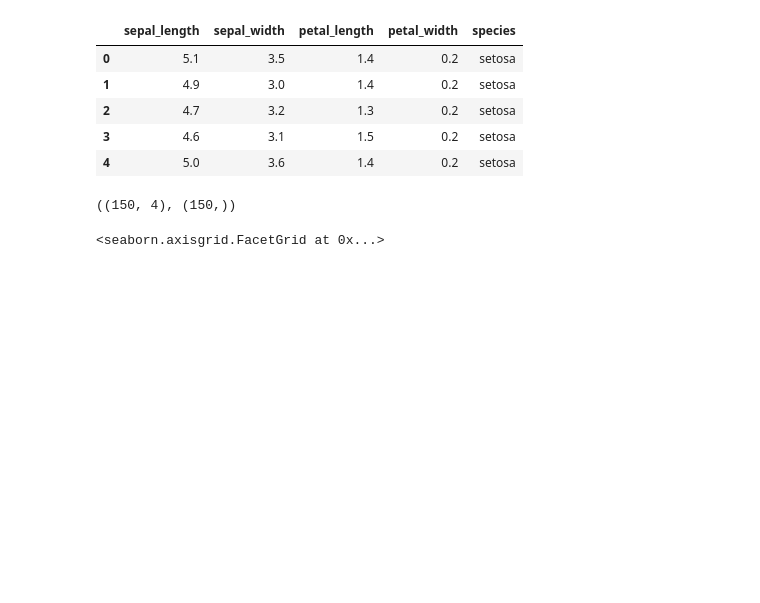
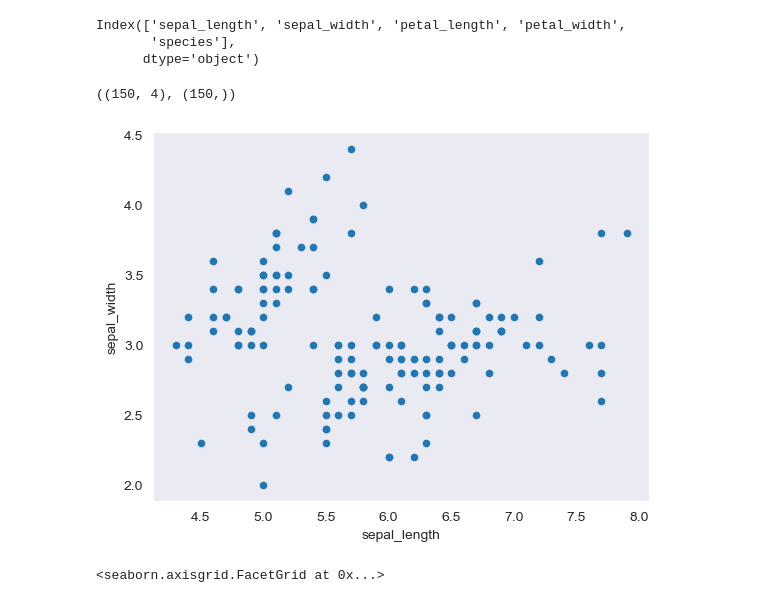
Before and after one commit to Kunal-Kumar-Sahoo/MLDLS2022, a Jupyter notebook: Assignment-2/K-means-clustering.ipynb, the cells around one changed output. Saved outputs shown, nothing was run; the diff lists cells and outputs as text; code cells hidden in the pictures; blank space fills up the shorter version.

```diff
--- a/Assignment-2/K-means-clustering.ipynb
+++ b/Assignment-2/K-means-clustering.ipynb
@@ -6,12 +6,10 @@ import matplotlib.pyplot as plt
 # %%
 df = pd.read_csv('iris-dataset.csv')
 df.head()
+df.columns
 # %% [output]
-|  | sepal_length | sepal_width | petal_length | petal_width | species |
-| 0 | 5.1 | 3.5 | 1.4 | 0.2 | setosa |
-| 1 | 4.9 | 3.0 | 1.4 | 0.2 | setosa |
-| 2 | 4.7 | 3.2 | 1.3 | 0.2 | setosa |
-| 3 | 4.6 | 3.1 | 1.5 | 0.2 | setosa |
-| 4 | 5.0 | 3.6 | 1.4 | 0.2 | setosa |
+Index(['sepal_length', 'sepal_width', 'petal_length', 'petal_width',
+       'species'],
+      dtype='object')
 # %%
 X = df.iloc[:, :4].values
@@ -20,5 +18,12 @@ X.shape
 # %% [output]
 ((150, 4), (150,))
+# %%
+df.plot(kind ="scatter",
+          x ='sepal_length',
+          y ='sepal_width')
+plt.grid()
+# %% [output]
+[figure, added]
 # %%
 sns.FacetGrid(df, hue="species", height=3).map(sns.histplot, "petal_length").add_legend()
 sns.FacetGrid(df, hue="species", height=3).map(sns.histplot, "petal_width").add_legend()
```
Also changed, not shown: parts of 1 cell of this notebook.
